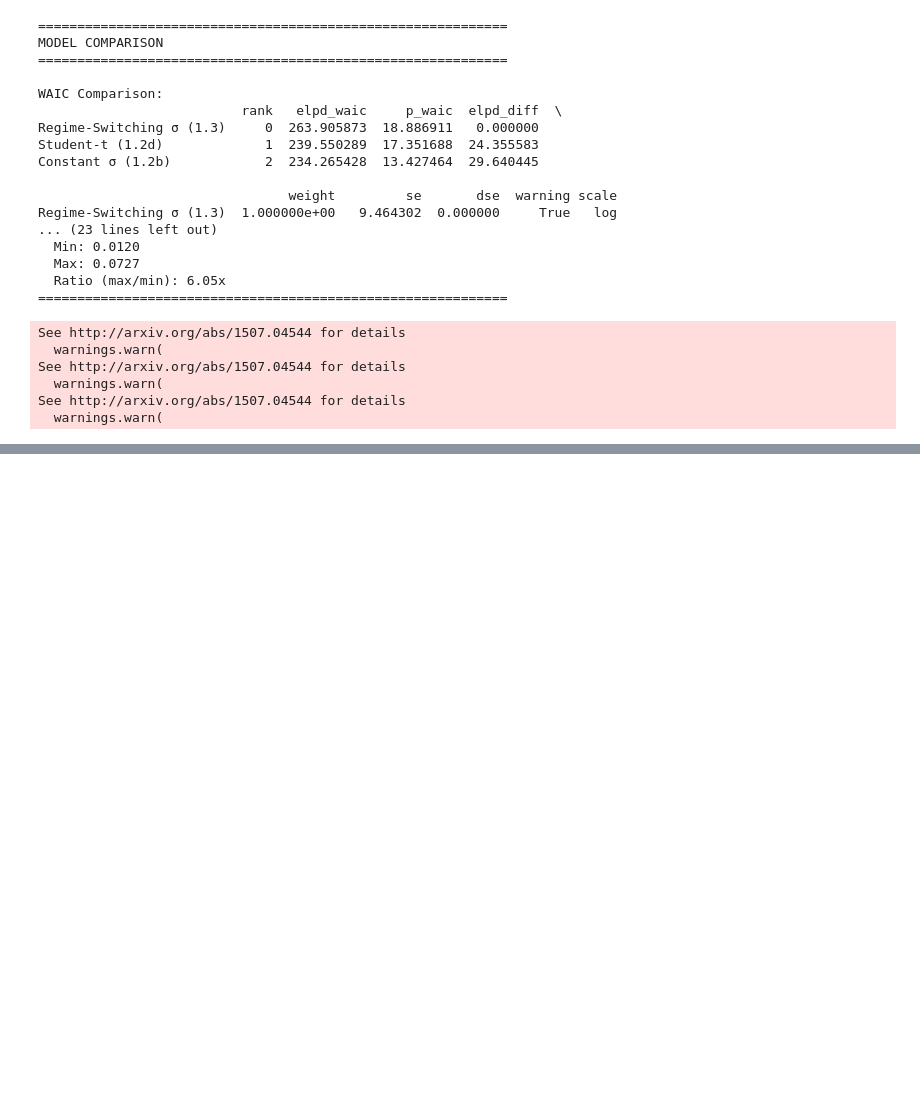
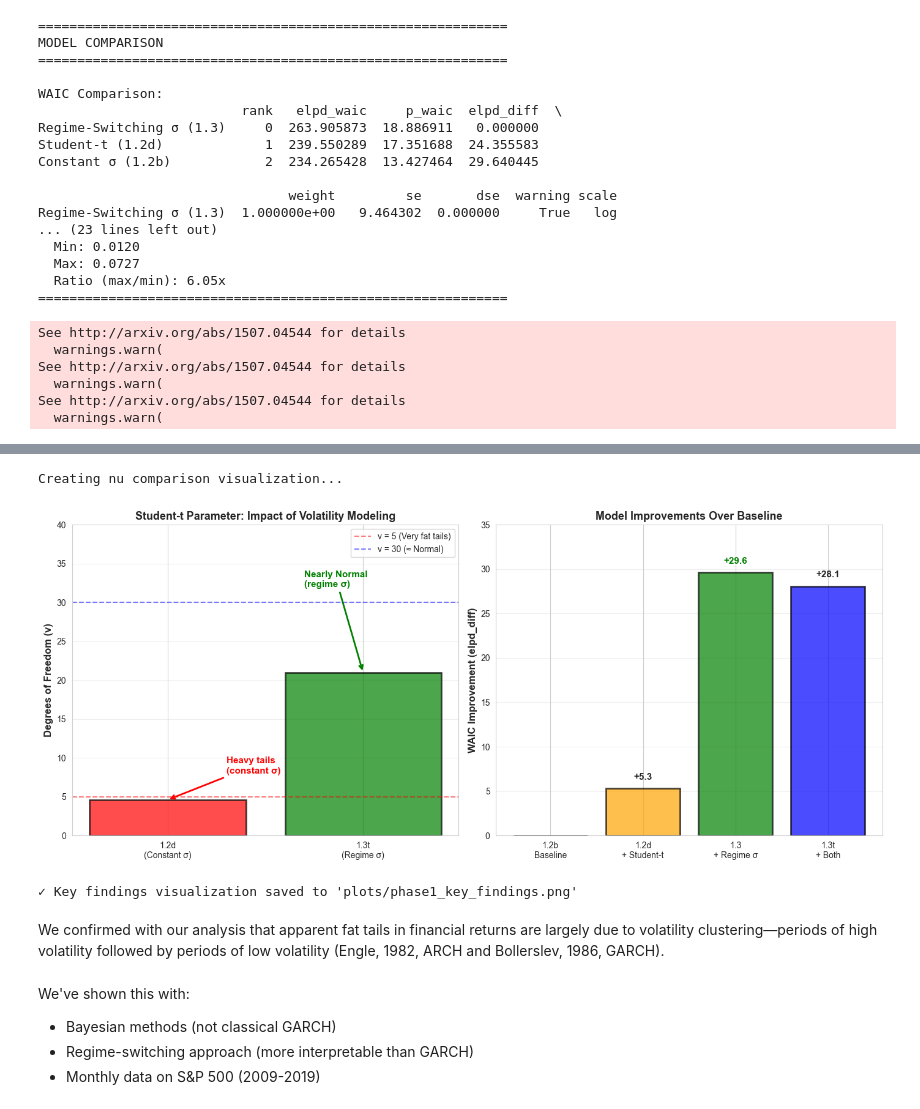
Before and after one commit to niccolo-s/AI_Programming_Project, a Jupyter notebook: code_v1.ipynb, the cells around one changed output, grey strips where cells are left out. Saved outputs shown, nothing was run; the diff lists cells and outputs as text; code cells hidden in the pictures; blank space fills up the shorter version.

```diff
--- a/code_v1.ipynb
+++ b/code_v1.ipynb
@@ -1688,0 +2440,75 @@ See http://arxiv.org/abs/1507.04544 for details
+# %%
+print("\nCreating nu comparison visualization...")
+
+fig, axes = plt.subplots(1, 2, figsize=(14, 6))
+
+# LEFT PLOT: Bar chart of nu values
+models = ['1.2d\n(Constant σ)', '1.3t\n(Regime σ)']
+nu_values = [4.6, 21.0]  # Your estimates
+nu_errors = [[4.6 - 1.5, 9.0 - 4.6],  # Lower and upper error from HDI
+             [21.0 - 10, 35 - 21.0]]  # Approximate for 1.3t
+
+colors = ['red', 'green']
+bars = axes[0].bar(models, nu_values, alpha=0.7, color=colors, edgecolor='black', linewidth=2)
+
+# Error bars (if you have HDI)
+# axes[0].errorbar(models, nu_values, yerr=nu_errors, fmt='none', ecolor='black', capsize=5)
+
+# Reference lines
+axes[0].axhline(5, color='red', linestyle='--', linewidth=1.5, alpha=0.5, label='ν = 5 (Very fat tails)')
+axes[0].axhline(30, color='blue', linestyle='--', linewidth=1.5, alpha=0.5, label='ν = 30 (≈ Normal)')
+
+axes[0].set_ylabel('Degrees of Freedom (ν)', fontsize=12, fontweight='bold')
+axes[0].set_title('Student-t Parameter: Impact of Volatility Modeling', fontsize=13, fontweight='bold')
+axes[0].set_ylim(0, 40)
+axes[0].legend(fontsize=10)
+axes[0].grid(True, alpha=0.3, axis='y')
+
+# Add annotations
+axes[0].annotate('Heavy tails\n(constant σ)', xy=(0, 4.6), xytext=(0.3, 8),
+                arrowprops=dict(arrowstyle='->', color='red', lw=2),
+                fontsize=11, color='red', fontweight='bold')
+axes[0].annotate('Nearly Normal\n(regime σ)', xy=(1, 21), xytext=(0.7, 32),
+                arrowprops=dict(arrowstyle='->', color='green', lw=2),
+                fontsize=11, color='green', fontweight='bold')
+
+# RIGHT PLOT: WAIC improvements
+baseline = 234.27  # Model 1.2b
+improvements = {
+    '1.2b\nBaseline': 0,
+    '1.2d\n+ Student-t': 5.29,
+    '1.3\n+ Regime σ': 29.64,
+    '1.3t\n+ Both': 28.07
+}
+
+x_pos = np.arange(len(improvements))
+bars = axes[1].bar(improvements.keys(), improvements.values(),
+                   alpha=0.7, color=['gray', 'orange', 'green', 'blue'],
+                   edgecolor='black', linewidth=2)
+
+axes[1].set_ylabel('WAIC Improvement (elpd_diff)', fontsize=12, fontweight='bold')
+axes[1].set_title('Model Improvements Over Baseline', fontsize=13, fontweight='bold')
+axes[1].set_ylim(0, 35)
+axes[1].grid(True, alpha=0.3, axis='y')
+
+# Annotations
+axes[1].text(1, 5.29 + 1, f'+{5.29:.1f}', ha='center', fontsize=11, fontweight='bold')
+axes[1].text(2, 29.64 + 1, f'+{29.64:.1f}', ha='center', fontsize=11, fontweight='bold', color='green')
+axes[1].text(3, 28.07 + 1, f'+{28.07:.1f}', ha='center', fontsize=11, fontweight='bold')
+
+plt.tight_layout()
+plt.savefig('plots/phase1_key_findings.png', dpi=300, bbox_inches='tight')
+plt.show()
+
+print("✓ Key findings visualization saved to 'plots/phase1_key_findings.png'")
+# %% [output]
+Creating nu comparison visualization...
+[figure, added]
+✓ Key findings visualization saved to 'plots/phase1_key_findings.png'
+# %% [markdown]
+We confirmed with our analysis that apparent fat tails in financial returns are largely due to volatility clustering—periods of high volatility followed by periods of low volatility (Engle, 1982, ARCH and Bollerslev, 1986, GARCH).
+# %% [markdown]
+We've shown this with:
+- Bayesian methods (not classical GARCH)
+- Regime-switching approach (more interpretable than GARCH)
+- Monthly data on S&P 500 (2009-2019)
```
Also changed, not shown: parts of 23 cells of this notebook, 6 other files.
